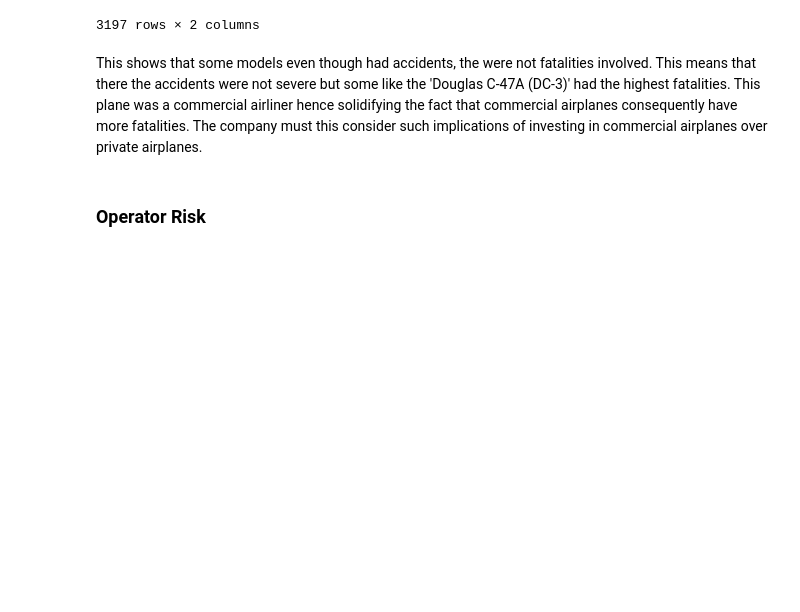
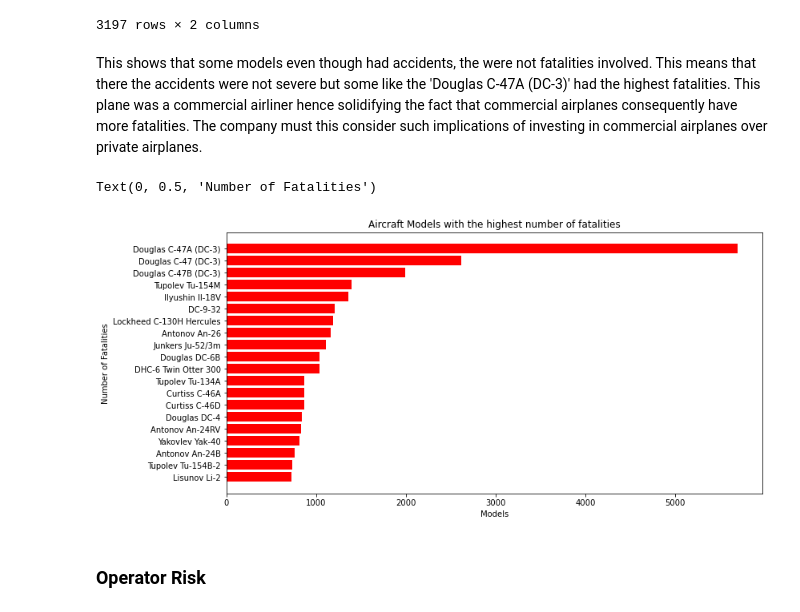
Before and after one commit to BG254/Aviation_Accident_Analysis, a Jupyter notebook: index.ipynb, the cells around one changed output. Saved outputs shown, nothing was run; the diff lists cells and outputs as text; code cells hidden in the pictures; blank space fills up the shorter version.

```diff
--- a/index.ipynb
+++ b/index.ipynb
@@ -568,6 +569,15 @@ top_models_fatalities_df
 This shows that some models even though had accidents, the were not fatalities involved. This means that there the accidents were not severe  but some like the 'Douglas C-47A (DC-3)' had the highest fatalities. This plane was a commercial airliner hence solidifying the fact that commercial airplanes consequently have more fatalities. The company must this consider such implications of investing in commercial airplanes over private airplanes.
 # %%
 # Bar graph for top 20 aircraft models by fatalities count
+top_20_fatalities = top_models_fatalities.tail(20)
+plt.figure(figsize=(12,6)) # Setting the figure size
+plt.barh(top_20_fatalities.index, top_20_fatalities.values, color="red")
+plt.title("Aircraft Models with the highest number of fatalities", color="black")
+plt.xlabel("Models", color="black")
+plt.ylabel("Number of Fatalities", color="black")
+# %% [output]
+Text(0, 0.5, 'Number of Fatalities')
+[figure, added]
 # %% [markdown]
 ### **Operator Risk**
 # %%
```
Also changed, not shown: parts of 7 cells of this notebook, 1 other file.
